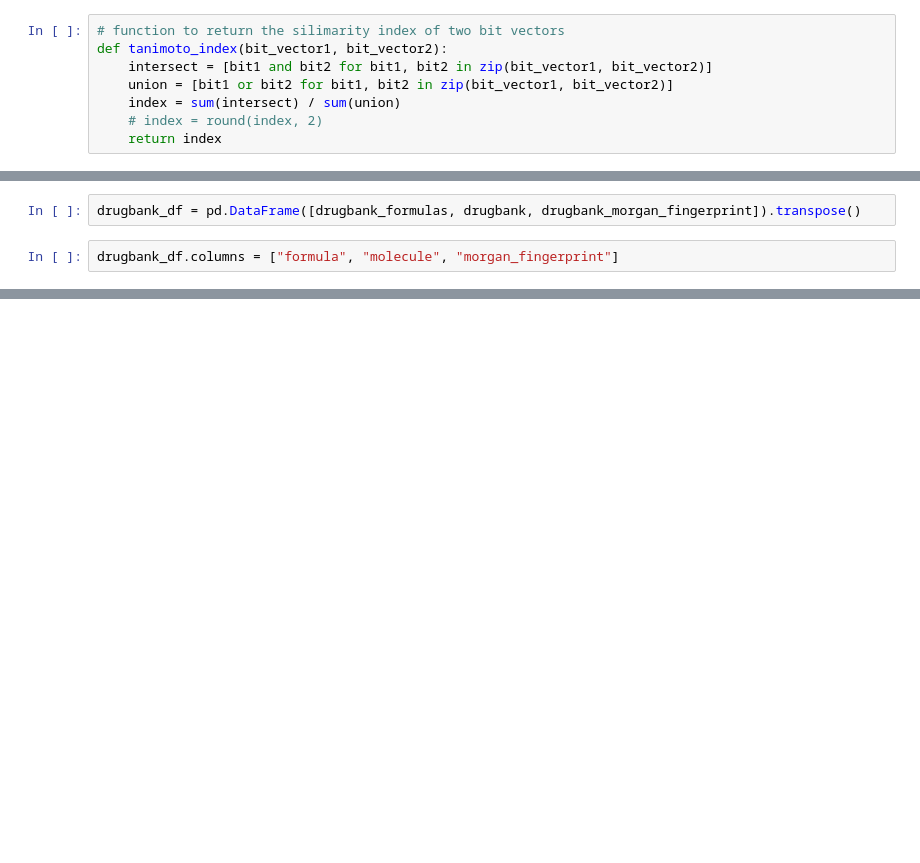
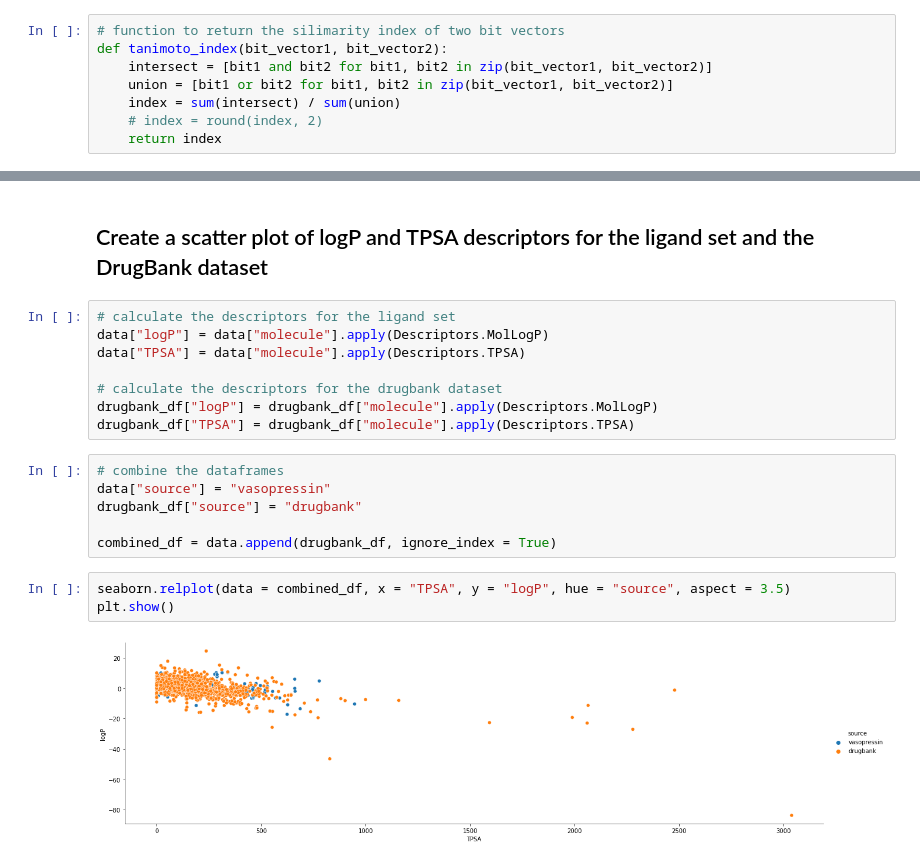
Before and after one commit to lich-uct/cdd2022, a Jupyter notebook: vecerkok/6_exercise.ipynb, the cells around one changed output, grey strips where cells are left out. Cells and saved outputs as stored; diff of their text form; blank space fills up the shorter version.

Commit message:
Run the exercise on the whole dataset

```diff
--- a/vecerkok/6_exercise.ipynb
+++ b/vecerkok/6_exercise.ipynb
@@ -51,4 +71,0 @@ drugbank_formulas = [m.GetProp("FORMULA") for m in drugbank]
-# %%
-drugbank_df = pd.DataFrame([drugbank_formulas, drugbank, drugbank_morgan_fingerprint]).transpose()
-# %%
-drugbank_df.columns = ["formula", "molecule", "morgan_fingerprint"]
@@ -77,0 +138,21 @@ similarity_matrix = similarity_matrix.add(similarity_matrix.T, fill_value = 0)
+# %% [markdown]
+## Create a scatter plot of logP and TPSA descriptors for the ligand set and the DrugBank dataset
+# %%
+# calculate the descriptors for the ligand set
+data["logP"] = data["molecule"].apply(Descriptors.MolLogP)
+data["TPSA"] = data["molecule"].apply(Descriptors.TPSA)
+
+# calculate the descriptors for the drugbank dataset
+drugbank_df["logP"] = drugbank_df["molecule"].apply(Descriptors.MolLogP)
+drugbank_df["TPSA"] = drugbank_df["molecule"].apply(Descriptors.TPSA)
+# %%
+# combine the dataframes
+data["source"] = "vasopressin"
+drugbank_df["source"] = "drugbank"
+
+combined_df = data.append(drugbank_df, ignore_index = True)
+# %%
+seaborn.relplot(data = combined_df, x = "TPSA", y = "logP", hue = "source", aspect = 3.5)
+plt.show()
+# %% [output]
+[figure, added]
```
Also changed, not shown: parts of 17 cells of this notebook.
